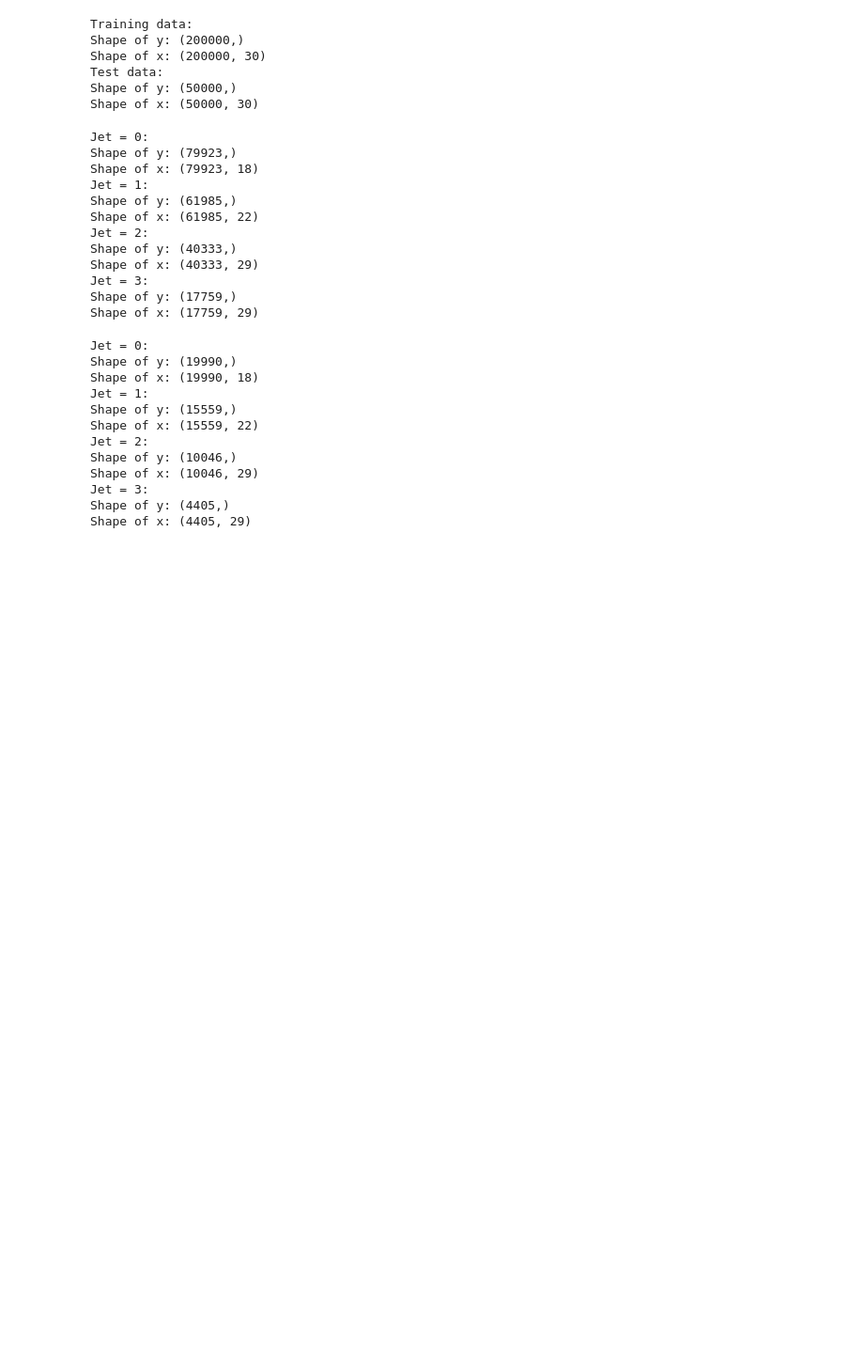
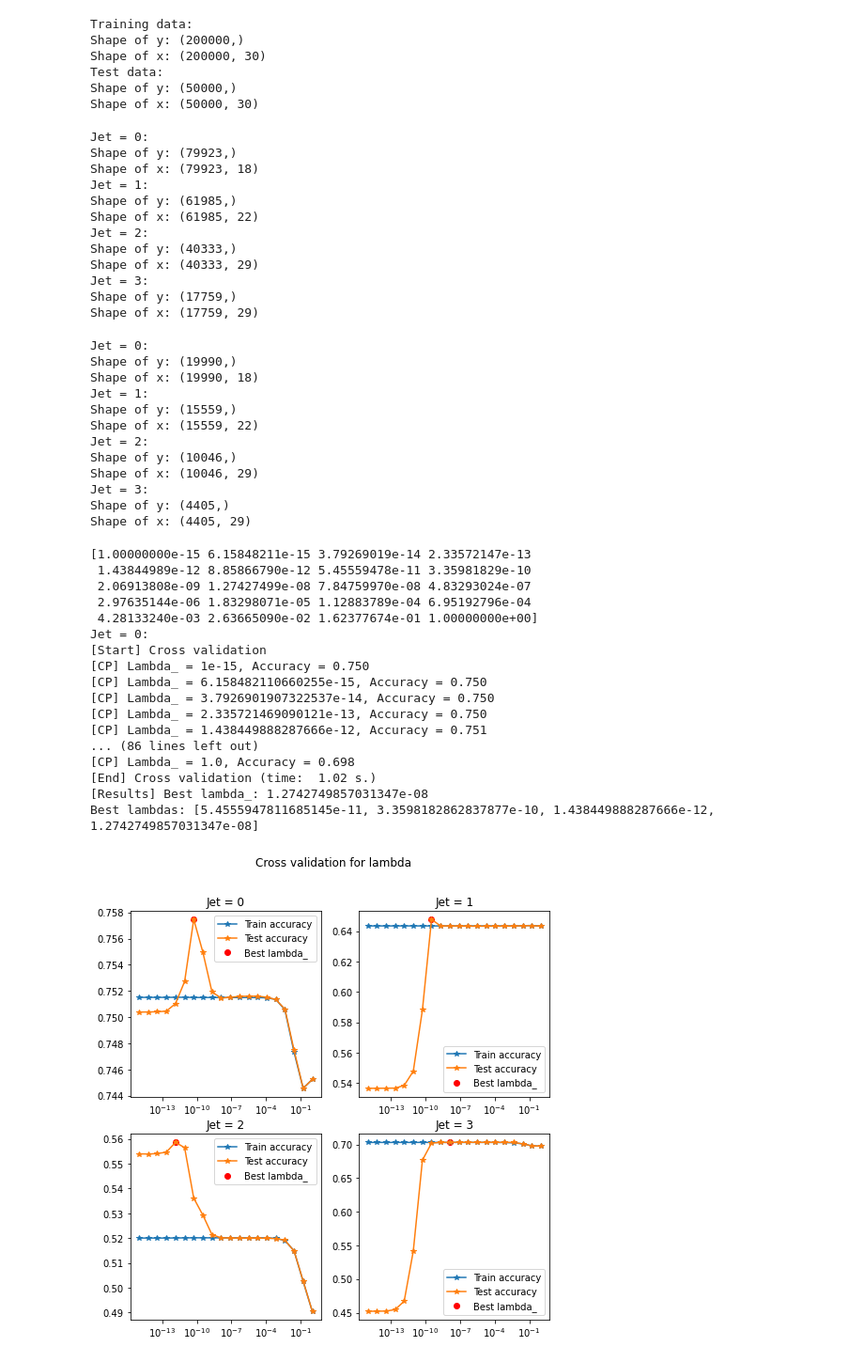
Before and after one commit to Quentin18/higgs-boson-challenge, a Jupyter notebook: scripts/main_cross_validation.ipynb, the cells around one changed output. Shown: that part at 94% size. Saved outputs shown, nothing was run; the diff lists cells and outputs as text; code cells hidden in the pictures; blank space fills up the shorter version.

Commit message:
update cross validation

```diff
--- a/scripts/main_cross_validation.ipynb
+++ b/scripts/main_cross_validation.ipynb
@@ -48,7 +49,7 @@ Shape of y: (50000,)
 Shape of x: (50000, 30)
 # %%
 # Split train data by jet
-y_tr_by_jet, x_tr_by_jet = split_by_jet(y_tr, x_tr)
+y_tr_by_jet, x_tr_by_jet, _ = split_by_jet(y_tr, x_tr)
 print_shapes_by_jet(y_tr_by_jet, x_tr_by_jet)
 # %% [output]
 Jet = 0:
@@ -80,5 +81,40 @@ Shape of x: (10046, 29)
 Jet = 3:
 Shape of y: (4405,)
 Shape of x: (4405, 29)
+# %%
+# Cross validation for lambda
+lambdas = np.logspace(-15, 0, 20)
+print(lambdas)
+plt.figure(figsize=(8, 8))
+best_lambdas = list()
+for i, x_tr_jet, y_tr_jet in zip(
+    range(len(x_tr_by_jet)), x_tr_by_jet, y_tr_by_jet):
+    print(f'Jet = {i}:')
+    plt.subplot(2, 2, i + 1, xscale='log')
+    lambda_ = get_best_param(y_tr_jet, x_tr_jet, ridge_regression, 'lambda_',
+                            lambdas, verbose=True, plot=True,
+                            title=f'Jet = {i}')
+    best_lambdas.append(lambda_)
+plt.suptitle('Cross validation for lambda')
+print('Best lambdas:', best_lambdas)
+# %% [output]
+[1.00000000e-15 6.15848211e-15 3.79269019e-14 2.33572147e-13
+ 1.43844989e-12 8.85866790e-12 5.45559478e-11 3.35981829e-10
+ 2.06913808e-09 1.27427499e-08 7.84759970e-08 4.83293024e-07
+ 2.97635144e-06 1.83298071e-05 1.12883789e-04 6.95192796e-04
+ 4.28133240e-03 2.63665090e-02 1.62377674e-01 1.00000000e+00]
+Jet = 0:
+[Start] Cross validation
+[CP] Lambda_ = 1e-15, Accuracy = 0.750
+[CP] Lambda_ = 6.158482110660255e-15, Accuracy = 0.750
+[CP] Lambda_ = 3.7926901907322537e-14, Accuracy = 0.750
+[CP] Lambda_ = 2.335721469090121e-13, Accuracy = 0.750
+[CP] Lambda_ = 1.438449888287666e-12, Accuracy = 0.751
+... (86 lines left out)
+[CP] Lambda_ = 1.0, Accuracy = 0.698
+[End] Cross validation (time:  1.02 s.)
+[Results] Best lambda_: 1.2742749857031347e-08
+Best lambdas: [5.4555947811685145e-11, 3.3598182862837877e-10, 1.438449888287666e-12, 1.2742749857031347e-08]
+[figure, added]
 # %%
 # Cross validation for degree by jet
```
Also changed, not shown: parts of 3 cells of this notebook, 1 other file.
